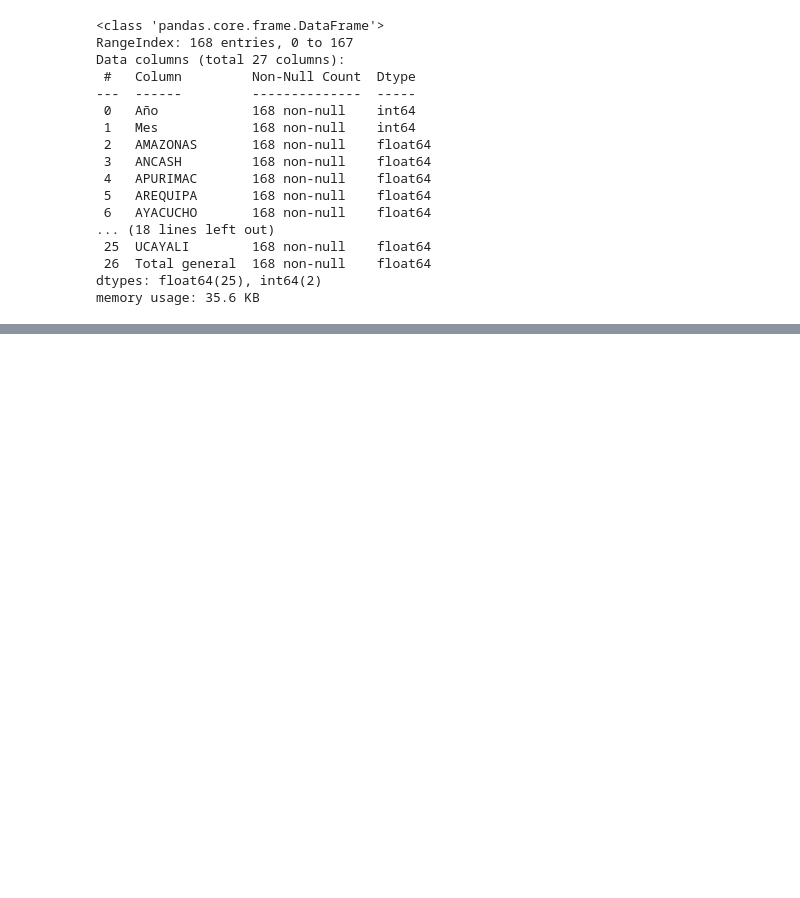
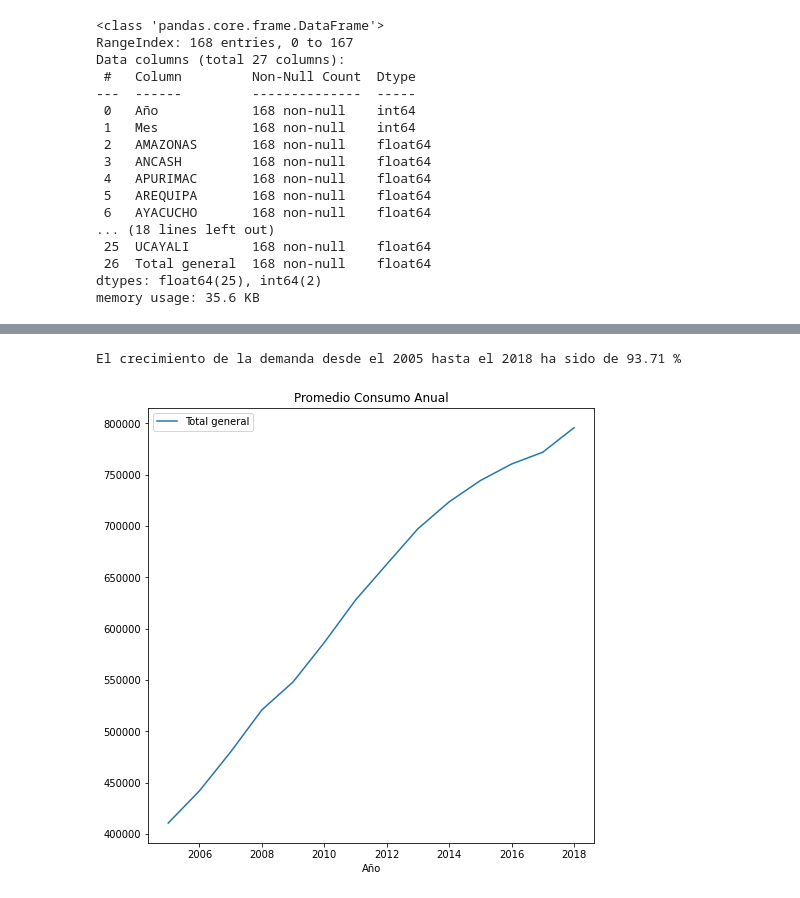
Before and after one commit to CristianVeloz0501/DMC, a Jupyter notebook: Analisis_consumo_EP.ipynb, the cells around one changed output, grey strips where cells are left out. Drawn from its saved outputs; the diff is of its cells as text; code cells hidden in the pictures; blank space fills up the shorter version.

```diff
--- a/Analisis_consumo_EP.ipynb
+++ b/Analisis_consumo_EP.ipynb
@@ -110,0 +124,8 @@ Data.reset_index()
+# %%
+prom_anual=Data.groupby(["Año"]).agg({"Total general":"mean"}).reset_index()
+prom_anual.plot(kind="line", x="Año", figsize=(8,8))
+plt.title("Promedio Consumo Anual")
+print("El crecimiento de la demanda desde el 2005 hasta el 2018 ha sido de",round((prom_anual.max()[1]-prom_anual.min()[1])/prom_anual.min()[1]*100,2),"%")
+# %% [output]
+El crecimiento de la demanda desde el 2005 hasta el 2018 ha sido de 93.71 %
+[figure, added]
```
Also changed, not shown: parts of 12 cells of this notebook.
